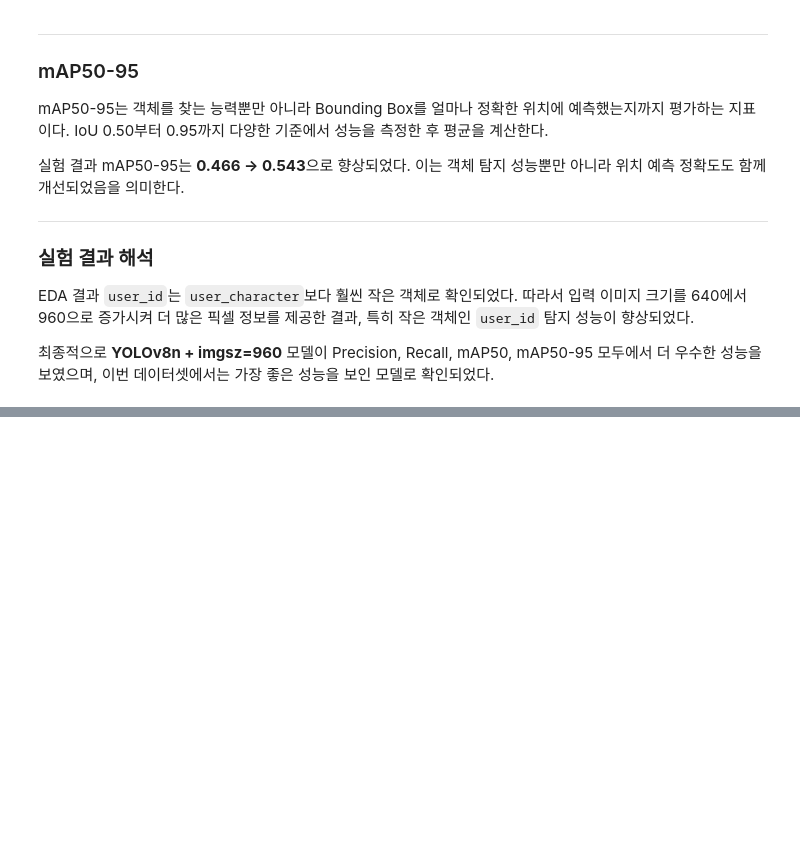
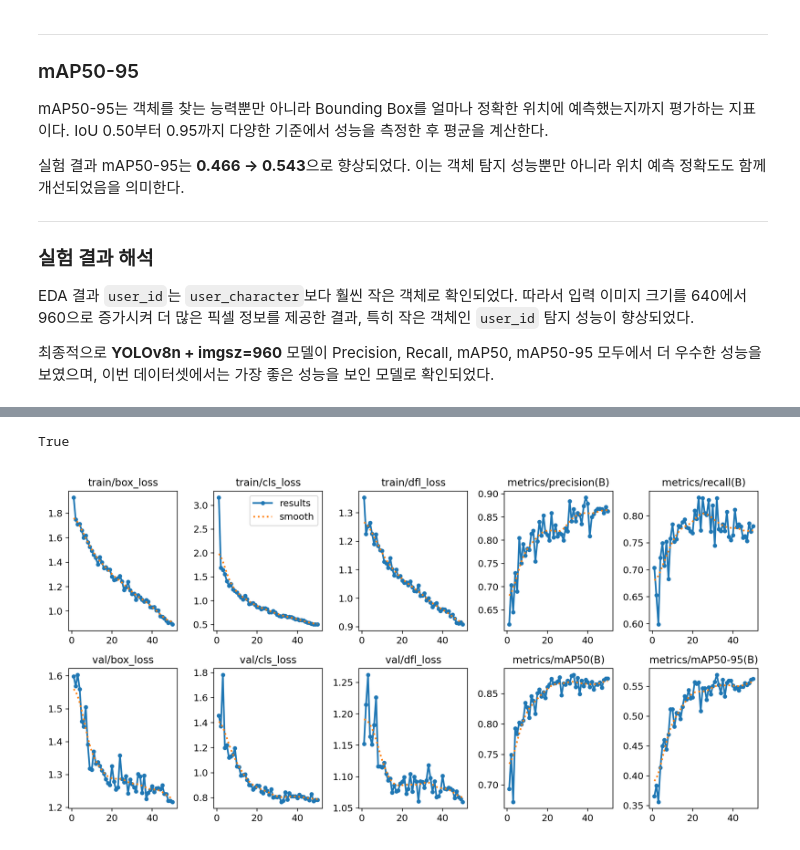
Before and after one commit to narxkim/mini-pjt, a Jupyter notebook: notebooks/06_yolo_train.ipynb, the cells around one changed output, grey strips where cells are left out. Cells and saved outputs as stored; diff of their text form; code cells hidden in the pictures; blank space fills up the shorter version.

Commit message:
Update YOLO training and add OCR, retraining, pseudo labeling notebooks

```diff
--- a/notebooks/06_yolo_train.ipynb
+++ b/notebooks/06_yolo_train.ipynb
@@ -143,2 +308,9 @@ EDA 결과 `user_id`는 `user_character`보다 훨씬 작은 객체로 확인되
 # %%
-# model = YOLO("yolov8s.pt")
+PROJECT_ROOT = Path.cwd().parent
+
+BEST_960 = PROJECT_ROOT / "runs" / "detect" / "ns_yolov8n_960" / "weights" / "best.pt"
+
+print(BEST_960.exists())
+print(BEST_960)
+
+model = YOLO(str(BEST_960))
@@ -144,0 +423,14 @@ EDA 결과 `user_id`는 `user_character`보다 훨씬 작은 객체로 확인되
+# %%
+# ==================================================
+# YOLOv8s-960 학습 결과 그래프 확인
+# ==================================================
+
+from IPython.display import Image, display
+
+result_img_s = PROJECT_ROOT / "runs" / "detect" / "ns_yolov8s_960" / "results.png"
+
+print(result_img_s.exists())
+display(Image(filename=str(result_img_s)))
+# %% [output]
+True
+[figure, added]
```
Also changed, not shown: parts of 27 cells of this notebook, 4 other files.
